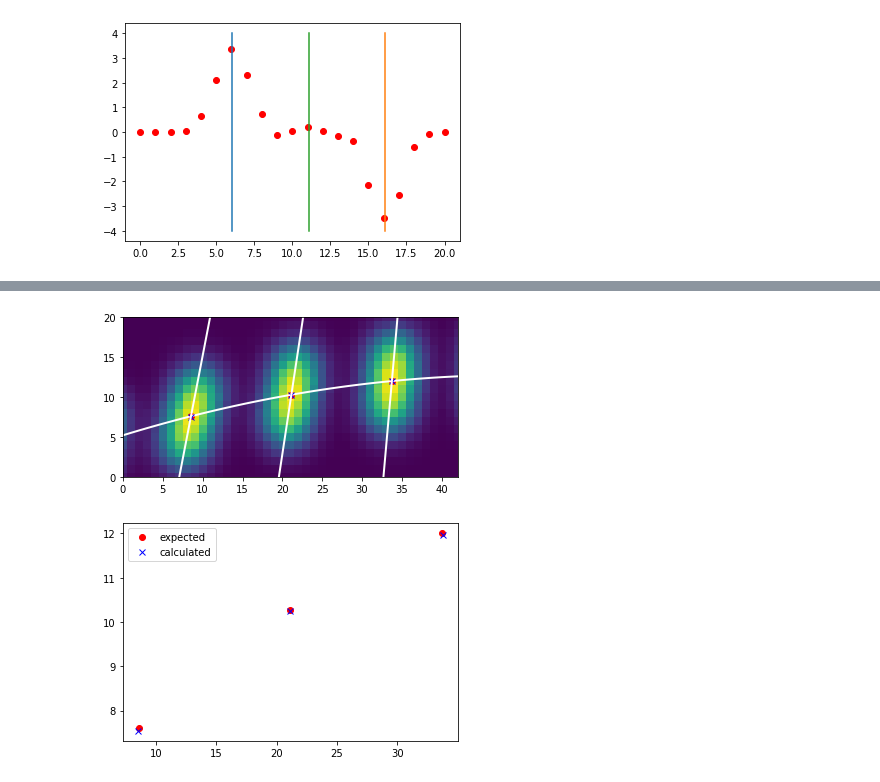
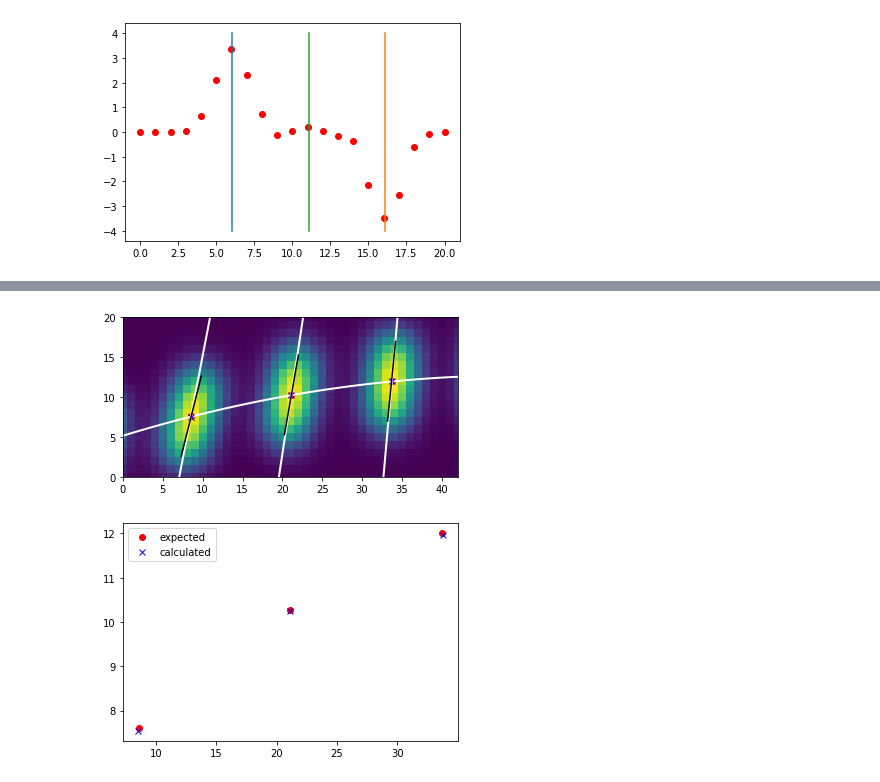
Before and after one commit to krlodeleon/spectro, a Jupyter notebook: blob_detector.ipynb, the cells around one changed output, grey strips where cells are left out. Saved outputs shown, nothing was run; the diff lists cells and outputs as text; code cells hidden in the pictures.

```diff
--- a/blob_detector.ipynb
+++ b/blob_detector.ipynb
@@ -336,6 +336,7 @@ median_set = []
 
 for column in flat.transpose()[2:]:
     DcolDy = (np.roll(column,-1)-column - (np.roll(column,+1)-column))/2
+#     DcolDy = np.roll(column,-1)-column
     max_index, min_index = np.argmax(DcolDy), np.argmin(DcolDy)
 
     parabola_pars = designfit(np.array([max_index-1,max_index,max_index+1]),DcolDy[max_index-1:max_index+2],np.ones(3),constant1,identity,square)
@@ -352,11 +353,11 @@ parabola_pars = designfit(np.arange(2,len(flat[0])),median_set,np.ones_like(medi
 x_marks = np.arange(0,len(flat[0]))
 parabola = lambda x : parabola_pars[0]+parabola_pars[1]*x+parabola_pars[2]*x**2
 
-offset = 0.0547
+offset = 0
 
 plt.imshow(flat,**imshowkwargs)
 plt.plot(np.arange(2,len(flat[0])),median_set+offset,'ro')
-plt.plot(xs,parabola(xs)+offset,color='white',linewidth=5)
+plt.plot(xs,parabola(xs)+offset,color='white')
 plt.plot(xs, trace(xs), "k-")
 plt.show()
 
@@ -375,21 +376,26 @@ plt.show()
 # %%
 line = lambda x, pars : pars[0] + pars[1]*x
 intersection = lambda x, pars : parabola(x) - line(x,pars)
 
-intersections_x = [brentq(intersection,0,40,args=([intercepts[index,0],slopes[index,0]])) for index in range(len(slopes))]
-intersections_y = [parabola(x) for x in intersections_x]
+intersections_x = np.array([brentq(intersection,0,40,args=([intercepts[index,0],slopes[index,0]])) for index in range(len(slopes))])
+intersections_y = np.array([parabola(x) for x in intersections_x])
 
 plt.imshow(lfc,**imshowkwargs)
 plt.plot(lfcspots, trace(lfcspots), "ro")
 plt.plot(xs,parabola(xs)+offset,color='white',linewidth=2)
 plt.plot(intersections_x,intersections_y,'bx')
 for index in range(len(slopes)):
     plt.plot(xs,line(xs,[intercepts[index,0],slopes[index,0]]),color='white',linewidth=2)
+
+for x in lfcspots:
+    y0 = trace(x)
+    plt.plot([x - dxdy(x) * dy, x + dxdy(x) * dy], [y0 - dy, y0 + dy], "k-")
+
 plt.xlim(0,42)
 plt.ylim(0,20)
 plt.show()
 # %% [output]
-[figure, old version]
+[figure, new version]
 # %%
 plt.plot(lfcspots[1:4], trace(lfcspots[1:4]), "ro", label='expected')
 plt.plot(intersections_x,intersections_y, 'bx', label='calculated')
```
Also changed, not shown: parts of 6 cells of this notebook.
